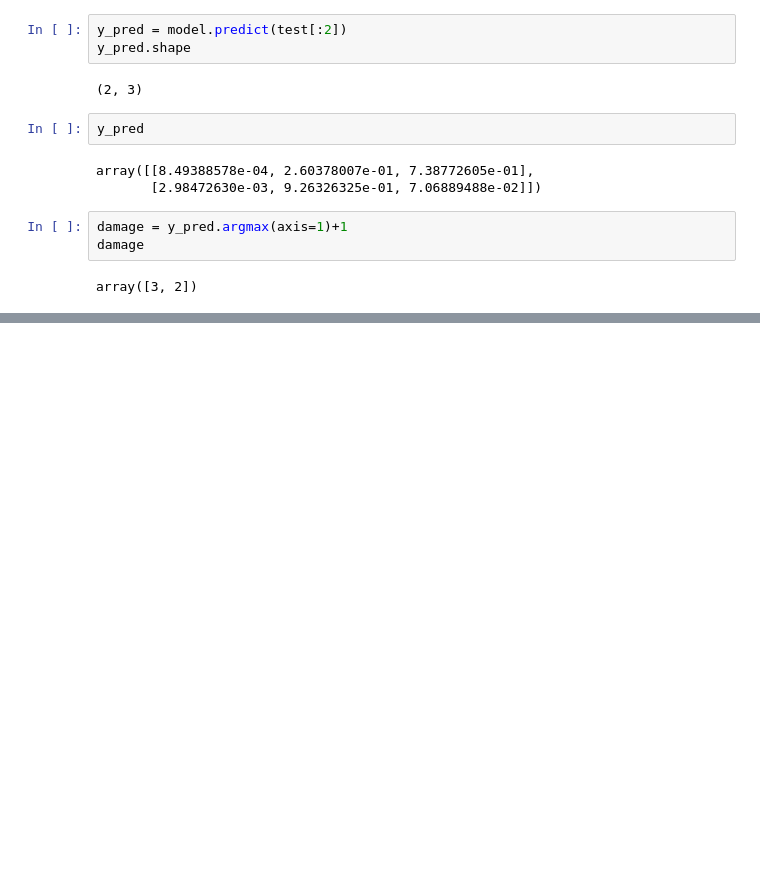
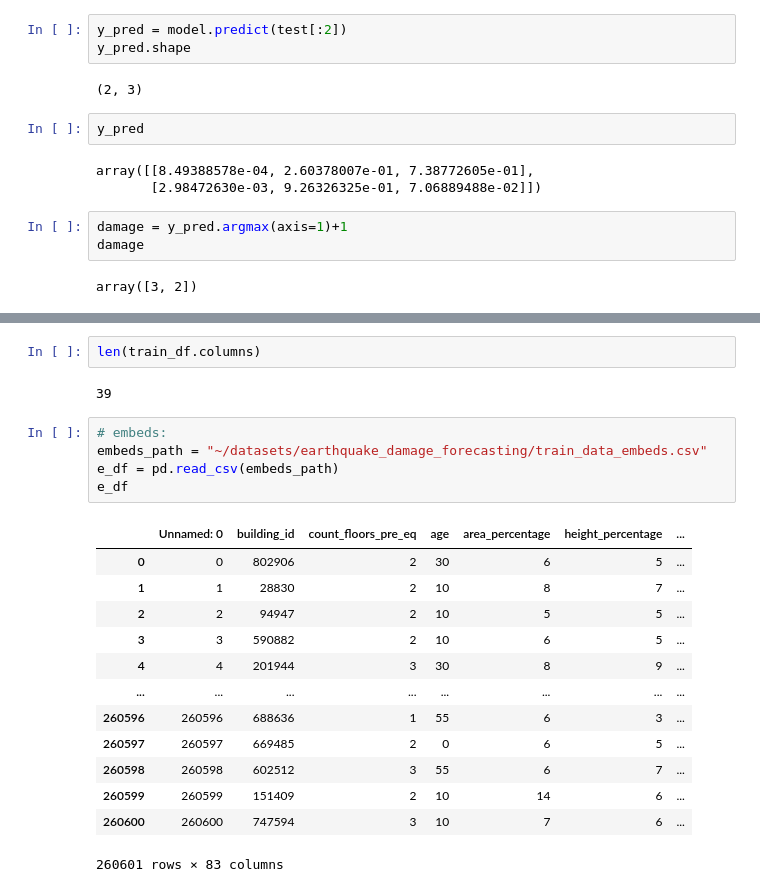
Before and after one commit to jchen42703/earthquake_forecasting, a Jupyter notebook: notebooks/Prediction.ipynb, the cells around one changed output, grey strips where cells are left out. Drawn from its saved outputs; the diff is of its cells as text; blank space fills up the shorter version.

```diff
--- a/notebooks/Prediction.ipynb
+++ b/notebooks/Prediction.ipynb
@@ -146,0 +253,23 @@ array([3, 2])
+# %%
+len(train_df.columns)
+# %% [output]
+39
+# %%
+# embeds:
+embeds_path = "~/datasets/earthquake_damage_forecasting/train_data_embeds.csv"
+e_df = pd.read_csv(embeds_path)
+e_df
+# %% [output]
+|  | Unnamed: 0 | building_id | count_floors_pre_eq | age | area_percentage | height_percentage | ... |
+| 0 | 0 | 802906 | 2 | 30 | 6 | 5 | ... |
+| 1 | 1 | 28830 | 2 | 10 | 8 | 7 | ... |
+| 2 | 2 | 94947 | 2 | 10 | 5 | 5 | ... |
+| 3 | 3 | 590882 | 2 | 10 | 6 | 5 | ... |
+| 4 | 4 | 201944 | 3 | 30 | 8 | 9 | ... |
+| ... | ... | ... | ... | ... | ... | ... | ... |
+| 260596 | 260596 | 688636 | 1 | 55 | 6 | 3 | ... |
+| 260597 | 260597 | 669485 | 2 | 0 | 6 | 5 | ... |
+| 260598 | 260598 | 602512 | 3 | 55 | 6 | 7 | ... |
+| 260599 | 260599 | 151409 | 2 | 10 | 14 | 6 | ... |
+| 260600 | 260600 | 747594 | 3 | 10 | 7 | 6 | ... |
+260601 rows × 83 columns
```
Also changed, not shown: parts of 49 cells of this notebook, 1 other file.
